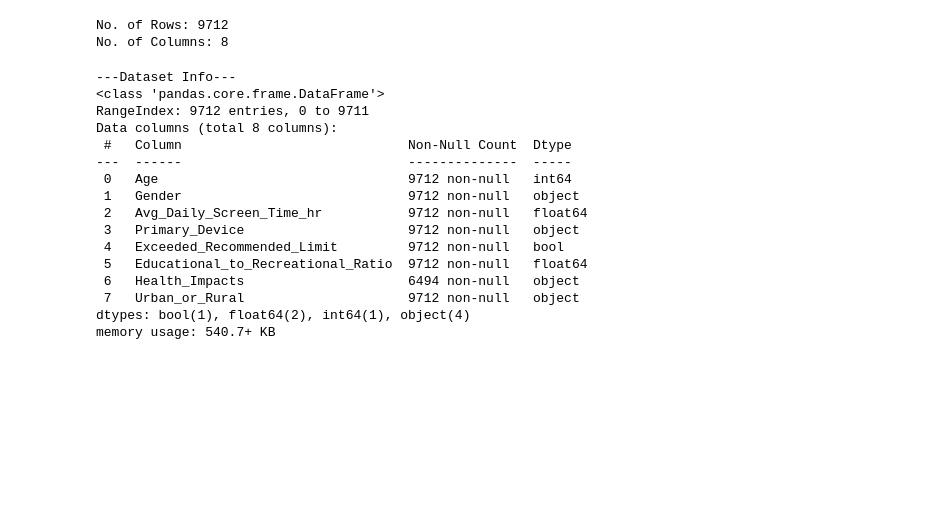
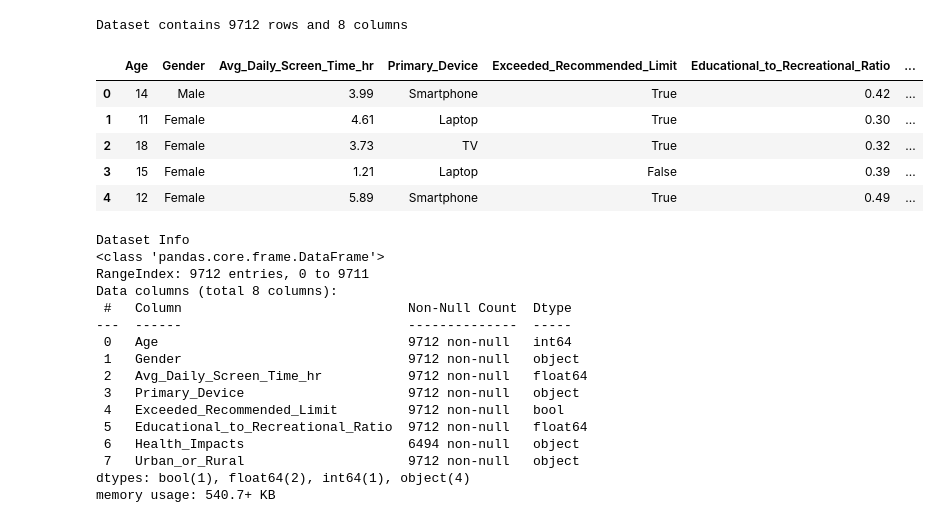
Before and after one commit to springboardmentor2468a-lab/Projects, a Jupyter notebook: Week1.ipynb, the cells around one changed output. Saved outputs shown, nothing was run; the diff lists cells and outputs as text; code cells hidden in the pictures; blank space fills up the shorter version.

```diff
--- a/Week1.ipynb
+++ b/Week1.ipynb
@@ -6,14 +6,24 @@ df = pd.read_csv("Indian_Kids_Screen_Time.csv")
-# %%
-print("No. of Rows:",df.shape[0])
-print("No. of Columns:",df.shape[1])
-# %% [output]
-No. of Rows: 9712
-No. of Columns: 8
+# %%
+# Loading Dataset
+df = pd.read_csv("Indian_Kids_Screen_Time.csv")
+
+# Quick overview
+print(f"Dataset contains {df.shape[0]} rows and {df.shape[1]} columns")
+df.head()
+# %% [output]
+Dataset contains 9712 rows and 8 columns
+|  | Age | Gender | Avg_Daily_Screen_Time_hr | Primary_Device | Exceeded_Recommended_Limit | Educational_to_Recreational_Ratio | ... |
+| 0 | 14 | Male | 3.99 | Smartphone | True | 0.42 | ... |
+| 1 | 11 | Female | 4.61 | Laptop | True | 0.30 | ... |
+| 2 | 18 | Female | 3.73 | TV | True | 0.32 | ... |
+| 3 | 15 | Female | 1.21 | Laptop | False | 0.39 | ... |
+| 4 | 12 | Female | 5.89 | Smartphone | True | 0.49 | ... |
 # %%
-print("\n---Dataset Info---")
+print("Dataset Info")
+# Data types and non-null counts
 df.info()
 # %% [output]
----Dataset Info---
+Dataset Info
 <class 'pandas.core.frame.DataFrame'>
 RangeIndex: 9712 entries, 0 to 9711
 Data columns (total 8 columns):
```
Also changed, not shown: parts of 9 cells of this notebook.
